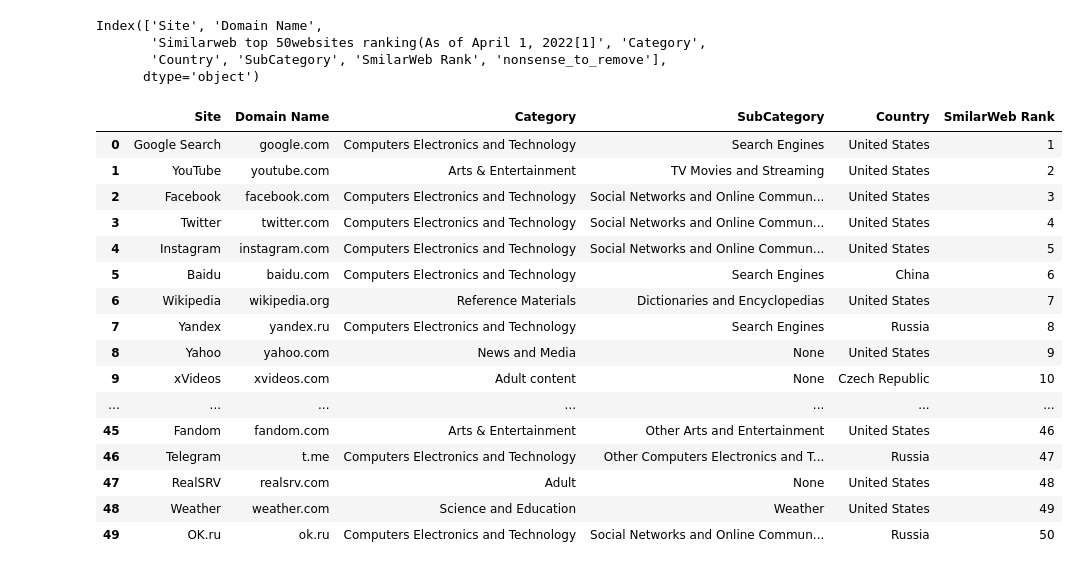
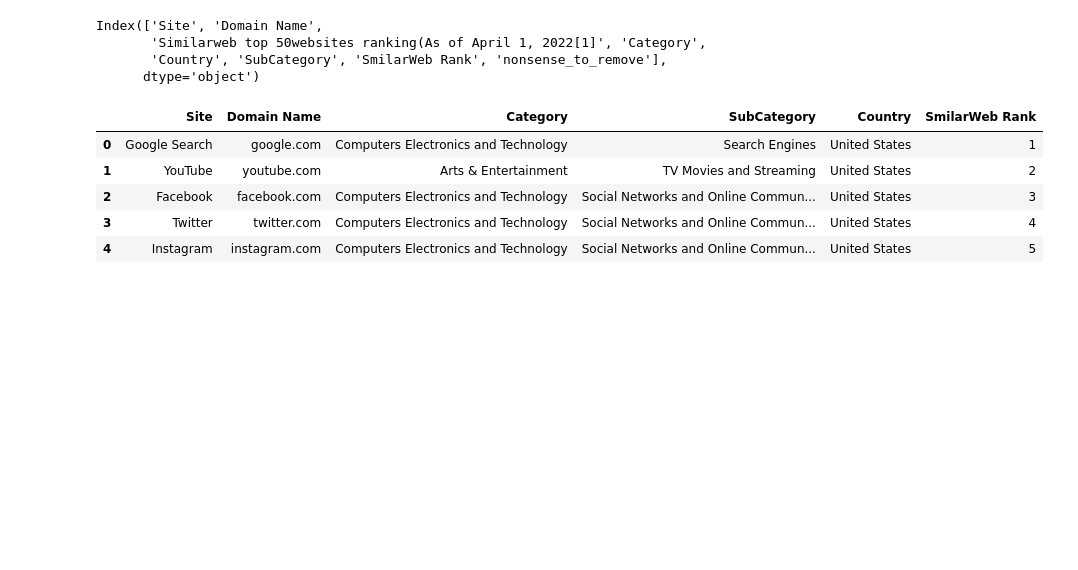
Before and after one commit to ayosamobitade/Web-Scraping-Projects, a Jupyter notebook: List Of Most Popular Websites (EDA).ipynb, the cells around one changed output. Saved outputs shown, nothing was run; the diff lists cells and outputs as text; code cells hidden in the pictures; blank space fills up the shorter version.

```diff
--- a/List Of Most Popular Websites (EDA).ipynb
+++ b/List Of Most Popular Websites (EDA).ipynb
@@ -152,25 +99,14 @@ Index(['Site', 'Domain Name',
       dtype='object')
 # %%
 df = df[['Site', 'Domain Name', 'Category', 'SubCategory', 'Country', 'SmilarWeb Rank']]
-df
+df.head()
 # %% [output]
 |  | Site | Domain Name | Category | SubCategory | Country | SmilarWeb Rank |
 | 0 | Google Search | google.com | Computers Electronics and Technology | Search Engines | United States | 1 |
 | 1 | YouTube | youtube.com | Arts & Entertainment | TV Movies and Streaming | United States | 2 |
 | 2 | Facebook | facebook.com | Computers Electronics and Technology | Social Networks and Online Commun... | United States | 3 |
 | 3 | Twitter | twitter.com | Computers Electronics and Technology | Social Networks and Online Commun... | United States | 4 |
 | 4 | Instagram | instagram.com | Computers Electronics and Technology | Social Networks and Online Commun... | United States | 5 |
-| 5 | Baidu | baidu.com | Computers Electronics and Technology | Search Engines | China | 6 |
-| 6 | Wikipedia | wikipedia.org | Reference Materials | Dictionaries and Encyclopedias | United States | 7 |
-| 7 | Yandex | yandex.ru | Computers Electronics and Technology | Search Engines | Russia | 8 |
-| 8 | Yahoo | yahoo.com | News and Media | None | United States | 9 |
-| 9 | xVideos | xvideos.com | Adult content | None | Czech Republic | 10 |
-| ... | ... | ... | ... | ... | ... | ... |
-| 45 | Fandom | fandom.com | Arts & Entertainment | Other Arts and Entertainment | United States | 46 |
-| 46 | Telegram | t.me | Computers Electronics and Technology | Other Computers Electronics and T... | Russia | 47 |
-| 47 | RealSRV | realsrv.com | Adult | None | United States | 48 |
-| 48 | Weather | weather.com | Science and Education | Weather | United States | 49 |
-| 49 | OK.ru | ok.ru | Computers Electronics and Technology | Social Networks and Online Commun... | Russia | 50 |
 # %%
 # top countries with highest number of high ranked website is The United State, followed by Rusia
 
```
Also changed, not shown: parts of 11 cells of this notebook.
